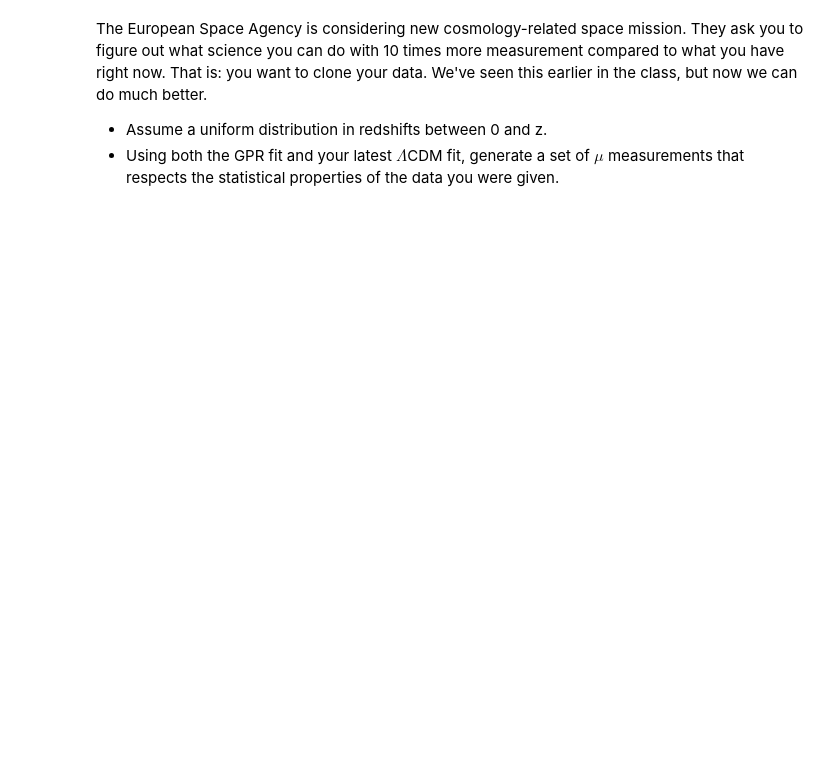
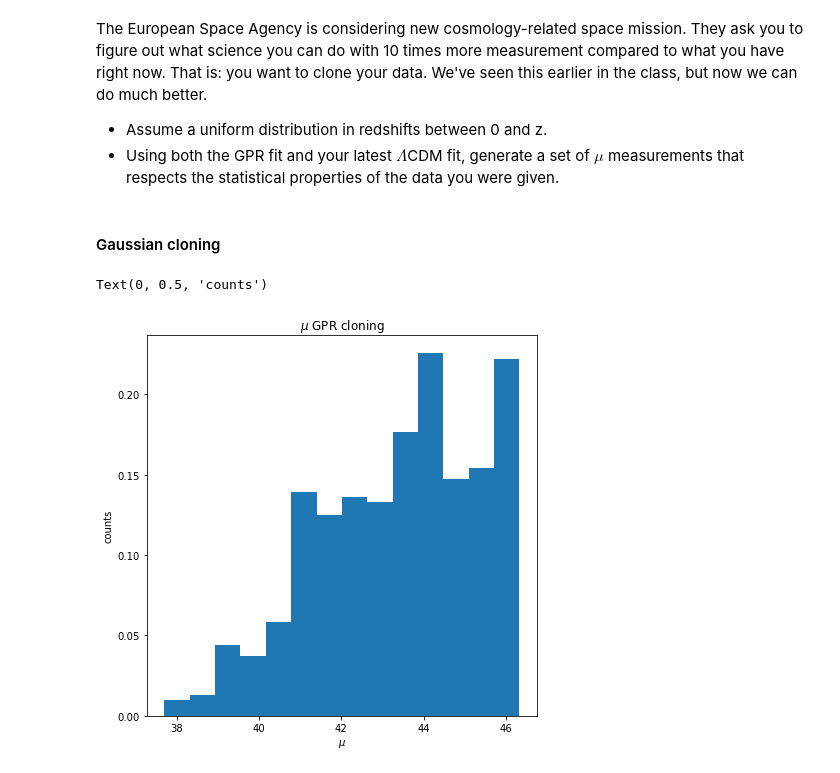
Before and after one commit to ludovicobizzarri/astrostatistics_bicocca_2024, a Jupyter notebook: working/Lesson 18/SN and redshift part 2.ipynb, the cells around one changed output. Cells and saved outputs as stored; diff of their text form; code cells hidden in the pictures; blank space fills up the shorter version.

Commit message:
failed cloning

```diff
--- a/working/Lesson 18/SN and redshift part 2.ipynb
+++ b/working/Lesson 18/SN and redshift part 2.ipynb
@@ -670,3 +673,18 @@ print(LCDM_M_only)
 The European Space Agency is considering new cosmology-related space mission. They ask you to figure out what science you can do with 10 times more measurement compared to what you have right now. That is: you want to clone your data. We've seen this earlier in the class, but now we can do much better.
 - Assume a uniform distribution in redshifts between 0 and z.
 - Using both the GPR fit and your latest $\Lambda$CDM fit, generate a set of $\mu$ measurements that respects the statistical properties of the data you were given.
+# %%
+z_distr = np.random.uniform(z_sample.min(),z_sample.max(),N) # uniform distribution in z
+# %% [markdown]
+#### Gaussian cloning
+# %%
+mu_cloned = gp_best.predict(z_distr[:,np.newaxis])
+
+fig = plt.figure(figsize=(7,7))
+_ = fancyhist(mu_cloned[:,0],bins='freedman',density=True)
+plt.title('$\mu$ GPR cloning')
+plt.xlabel('$\mu$')
+plt.ylabel('counts')
+# %% [output]
+Text(0, 0.5, 'counts')
+[figure, added]
```
Also changed, not shown: parts of 11 cells of this notebook.
